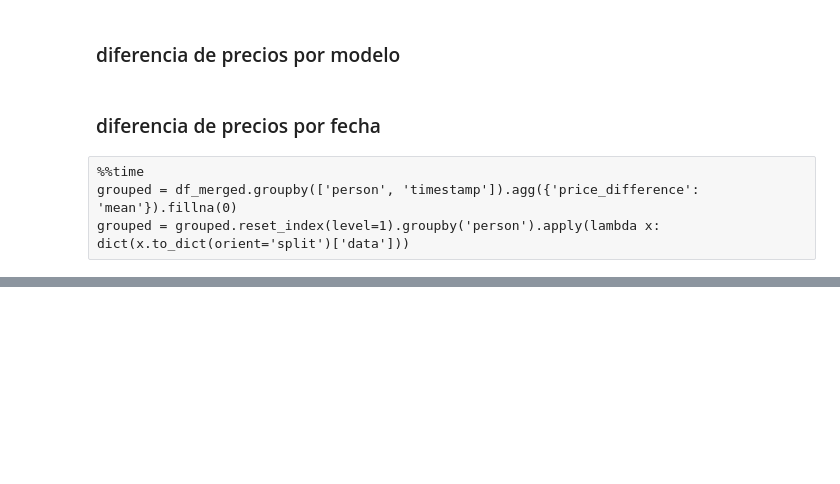
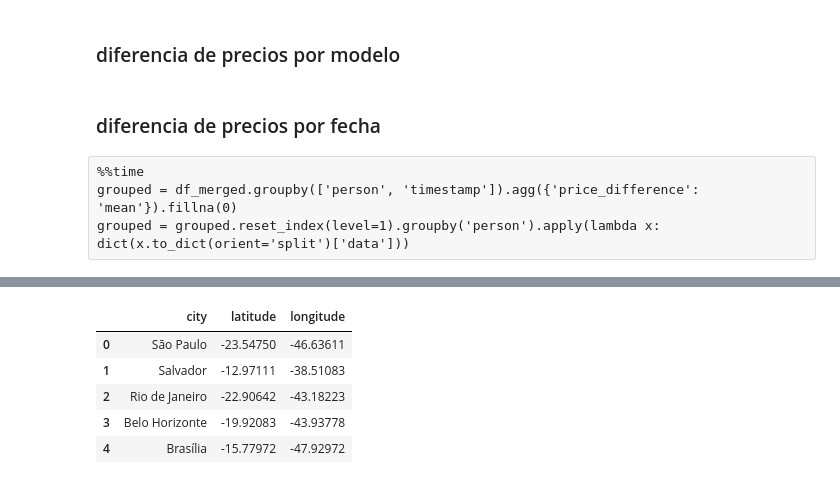
Before and after one commit to seblaz/7506-datos-tp2, a Jupyter notebook: Features/Features Seba.ipynb, the cells around one changed output, grey strips where cells are left out. Drawn from its saved outputs; the diff is of its cells as text; code cells hidden in the pictures; blank space fills up the shorter version.

```diff
--- a/Features/Features Seba.ipynb
+++ b/Features/Features Seba.ipynb
@@ -420,0 +562,6 @@ grouped = grouped.reset_index(level=1).groupby('person').apply(lambda x: dict(x.
+# %%
+# parece que no hay un groupby.mode, y esto es lo más óptimo que encontré
+city_by_user = df.groupby('person')['city'].value_counts().groupby('person').head(1)
+city_by_user.rename('cantidad de visitas', inplace=True)
+city_by_user = city_by_user.reset_index(level=1)[['city']]
+city_by_user.head(3)
@@ -420,0 +601,10 @@ grouped = grouped.reset_index(level=1).groupby('person').apply(lambda x: dict(x.
+# %%
+cities = cities.merge(cities_with_coord_merged, how='inner', on='city')
+cities
+# %% [output]
+|  | city | latitude | longitude |
+| 0 | São Paulo | -23.54750 | -46.63611 |
+| 1 | Salvador | -12.97111 | -38.51083 |
+| 2 | Rio de Janeiro | -22.90642 | -43.18223 |
+| 3 | Belo Horizonte | -19.92083 | -43.93778 |
+| 4 | Brasília | -15.77972 | -47.92972 |
```
Also changed, not shown: parts of 49 cells of this notebook.
